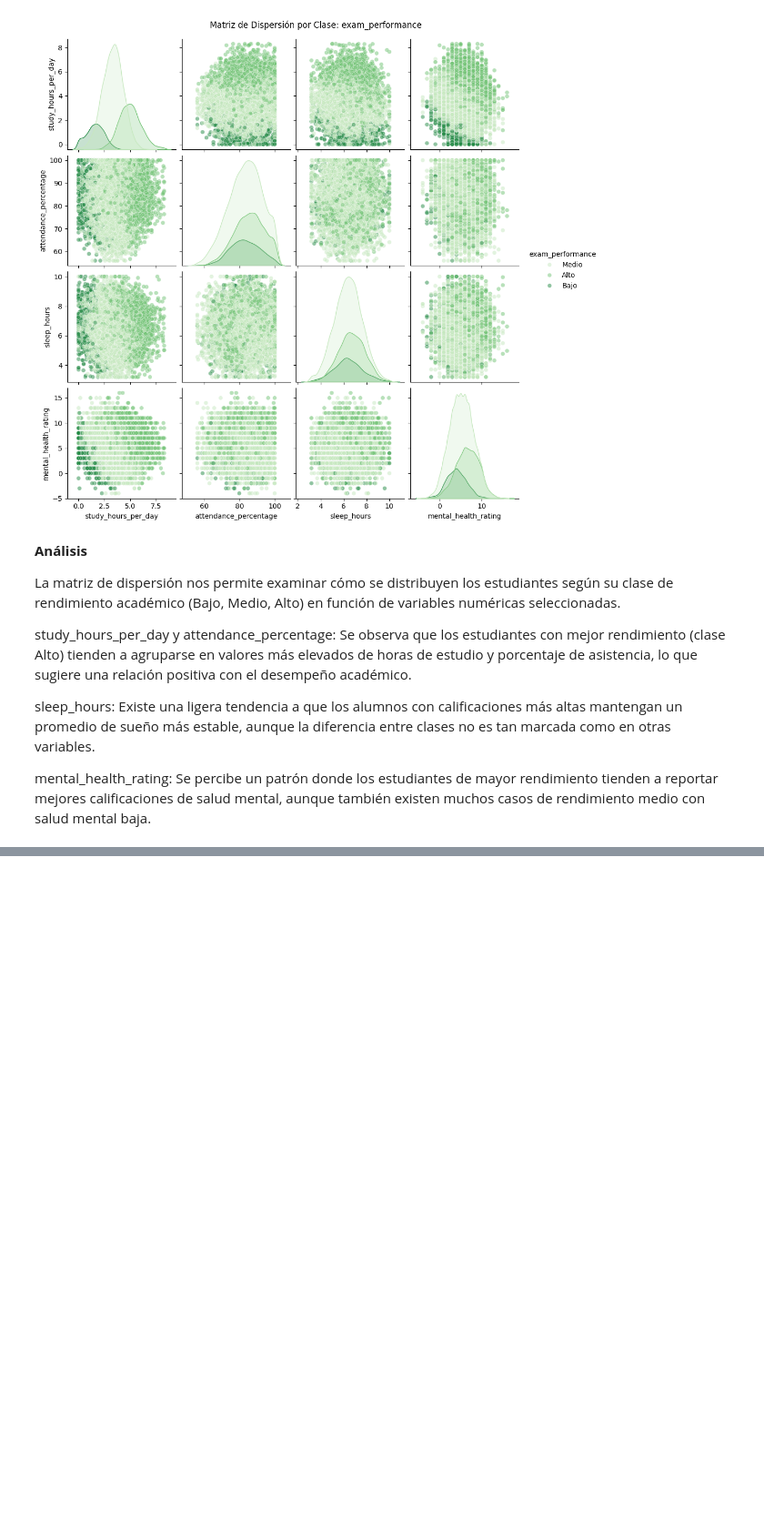
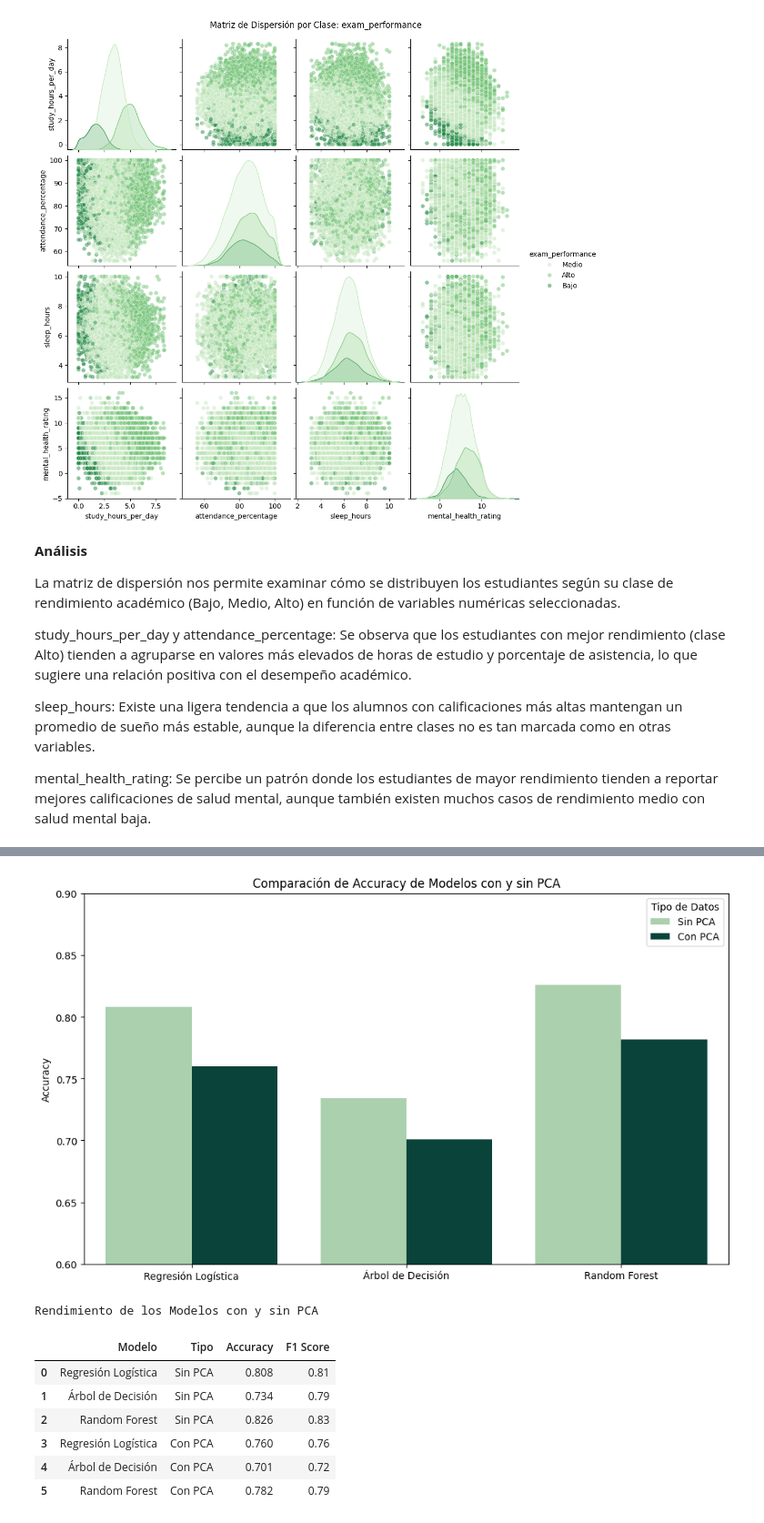
Before and after one commit to loresierra/analisis_estudiantes, a Jupyter notebook: Clasificacion.ipynb, the cells around one changed output, grey strips where cells are left out. Shown at 91% size. Drawn from its saved outputs; the diff is of its cells as text; code cells hidden in the pictures; blank space fills up the shorter version.

```diff
--- a/Clasificacion.ipynb
+++ b/Clasificacion.ipynb
@@ -571,0 +880,44 @@ Durante el preprocesamiento y el análisis exploratorio, se llevaron a cabo dist
+# %%
+# Datos de rendimiento de los modelos (valores de ejemplo, ajusta si tienes otros)
+resultados = pd.DataFrame({
+    'Modelo': ['Regresión Logística', 'Árbol de Decisión', 'Random Forest'] * 2,
+    'Tipo': ['Sin PCA'] * 3 + ['Con PCA'] * 3,
+    'Accuracy': [0.808, 0.734, 0.826, 0.760, 0.701, 0.782],
+    'F1 Score': [0.81, 0.79, 0.83, 0.76, 0.72, 0.79]
+})
+
+# Crear gráfico comparativo
+plt.figure(figsize=(10, 6))
+sns.barplot(
+    data=resultados,
+    x='Modelo',
+    y='Accuracy',
+    hue='Tipo',
+    palette=['#A5D6A7', '#004D40']  # verde claro vs verde oscuro para Sin PCA y Con PCA
+)
+plt.title('Comparación de Accuracy de Modelos con y sin PCA')
+plt.ylim(0.6, 0.9)
+plt.ylabel('Accuracy')
+plt.xlabel('')
+plt.legend(title='Tipo de Datos')
+plt.tight_layout()
+plt.show()
+
+# Mostrar tabla con estilo
+import seaborn.objects as so  # si usas seaborn >= 0.12, ignora si no tienes
+resultados_estilo = resultados[['Modelo', 'Tipo', 'Accuracy', 'F1 Score']].copy()
+display(
+    resultados_estilo.style.set_caption("Rendimiento de los Modelos con y sin PCA")
+    .format({'Accuracy': '{:.3f}', 'F1 Score': '{:.2f}'})
+    .background_gradient(cmap='BuGn', subset=['Accuracy', 'F1 Score'])
+)
+# %% [output]
+[figure, added]
+Rendimiento de los Modelos con y sin PCA
+|  | Modelo | Tipo | Accuracy | F1 Score |
+| 0 | Regresión Logística | Sin PCA | 0.808 | 0.81 |
+| 1 | Árbol de Decisión | Sin PCA | 0.734 | 0.79 |
+| 2 | Random Forest | Sin PCA | 0.826 | 0.83 |
+| 3 | Regresión Logística | Con PCA | 0.760 | 0.76 |
+| 4 | Árbol de Decisión | Con PCA | 0.701 | 0.72 |
+| 5 | Random Forest | Con PCA | 0.782 | 0.79 |
```
Also changed, not shown: parts of 42 cells of this notebook.
